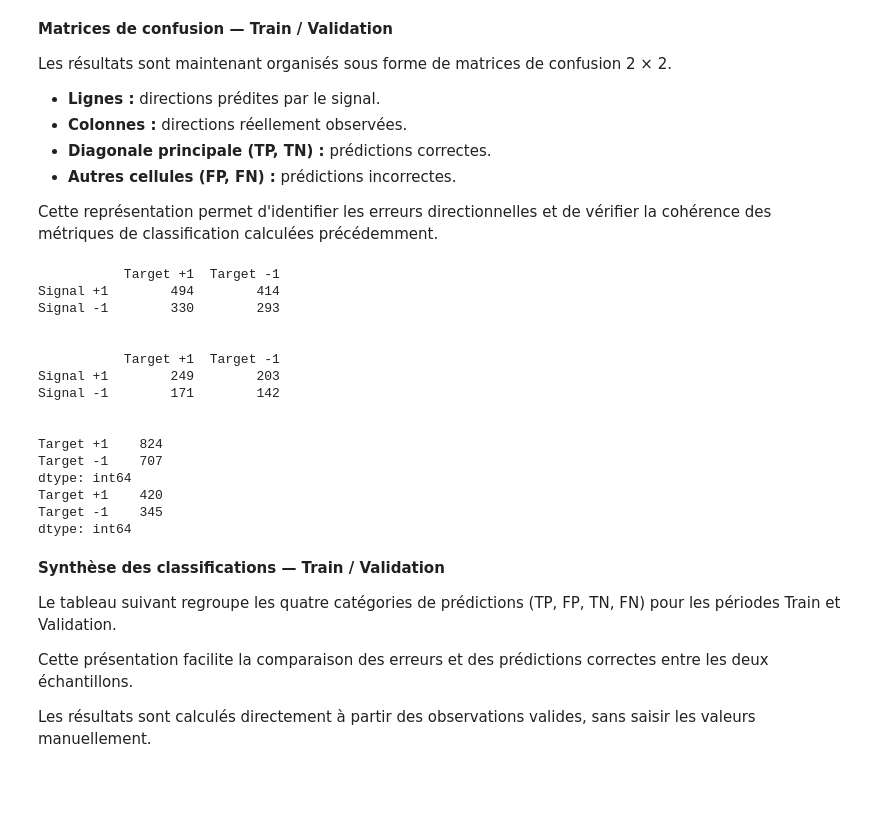
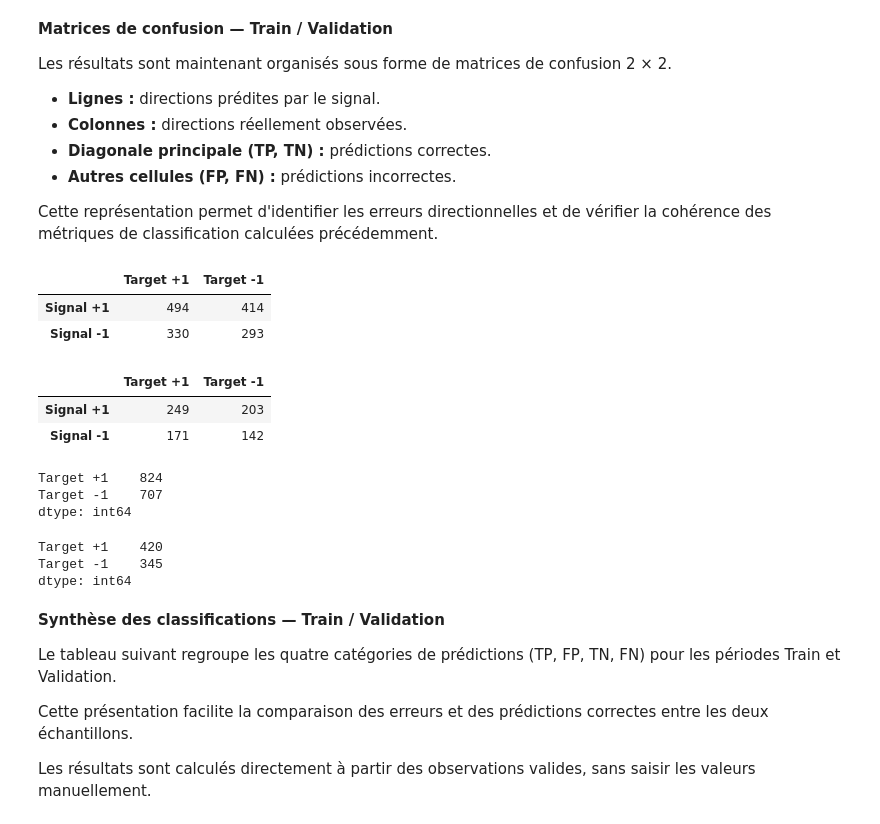
Before and after one commit to KenaelMartini/time-series-momentum-research, a Jupyter notebook: notebooks/3C_02_predictive_analysis.ipynb, the cells around one changed output. Drawn from its saved outputs; the diff is of its cells as text; code cells hidden in the pictures; blank space fills up the shorter version.

```diff
--- a/notebooks/3C_02_predictive_analysis.ipynb
+++ b/notebooks/3C_02_predictive_analysis.ipynb
@@ -567,49 +567,45 @@ Cette représentation permet d'identifier les erreurs directionnelles et de vér
 # %%
 import pandas as pd
 
 train_confusion_matrix = pd.DataFrame(
                             data=[[train_true_positive.sum().sum(), train_false_positive.sum().sum()],
                                 [train_false_negative.sum().sum(), train_true_negative.sum().sum()]
                                 ],
                                 index=["Signal +1", "Signal -1"],
                                 columns=["Target +1", "Target -1"]
                         )
 
 validation_confusion_matrix = pd.DataFrame(
                                 data=[[validation_true_positive.sum().sum(), validation_false_positive.sum().sum()],
                                     [validation_false_negative.sum().sum(), validation_true_negative.sum().sum()]
                                     ],
                                     index=["Signal +1", "Signal -1"],
                                     columns=["Target +1", "Target -1"]
                             )
 
-print(train_confusion_matrix)
+display(train_confusion_matrix)
 print("")
 print("")
-print(validation_confusion_matrix)
+display(validation_confusion_matrix)
 
 print("")
 print("")
 
-print(train_confusion_matrix.sum(axis=0))
-print(validation_confusion_matrix.sum(axis=0))
+display(train_confusion_matrix.sum(axis=0))
+display(validation_confusion_matrix.sum(axis=0))
 # %% [output]
+|  | Target +1 | Target -1 |
+| Signal +1 | 494 | 414 |
+| Signal -1 | 330 | 293 |
+|  | Target +1 | Target -1 |
+| Signal +1 | 249 | 203 |
+| Signal -1 | 171 | 142 |
-           Target +1  Target -1
-Signal +1        494        414
-Signal -1        330        293
-
-
-           Target +1  Target -1
-Signal +1        249        203
-Signal -1        171        142
-
-
 Target +1    824
 Target -1    707
 dtype: int64
-Target +1    420
-Target -1    345
-dtype: int64
+Target +1    420
+Target -1    345
+dtype: int64
 # %% [markdown]
 
 **Synthèse des classifications — Train / Validation**
```
Also changed, not shown: parts of 3 cells of this notebook, 2 other files.
